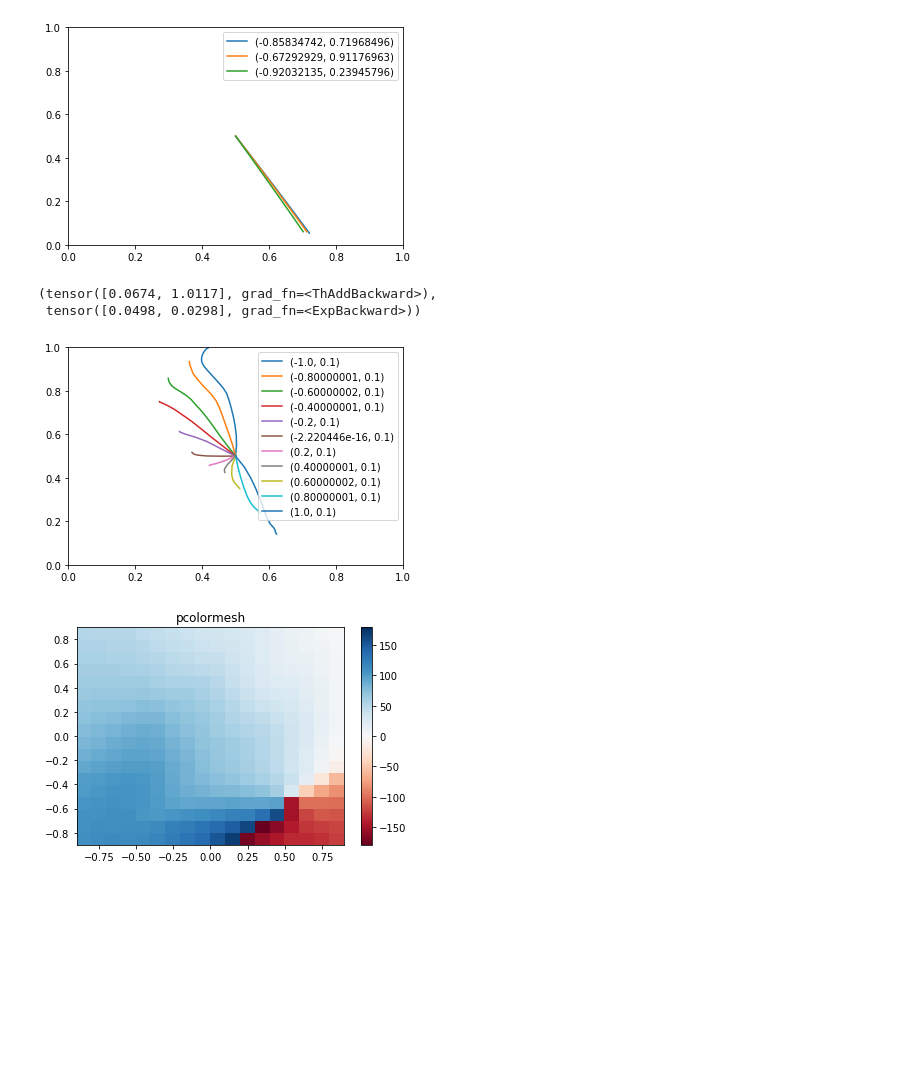
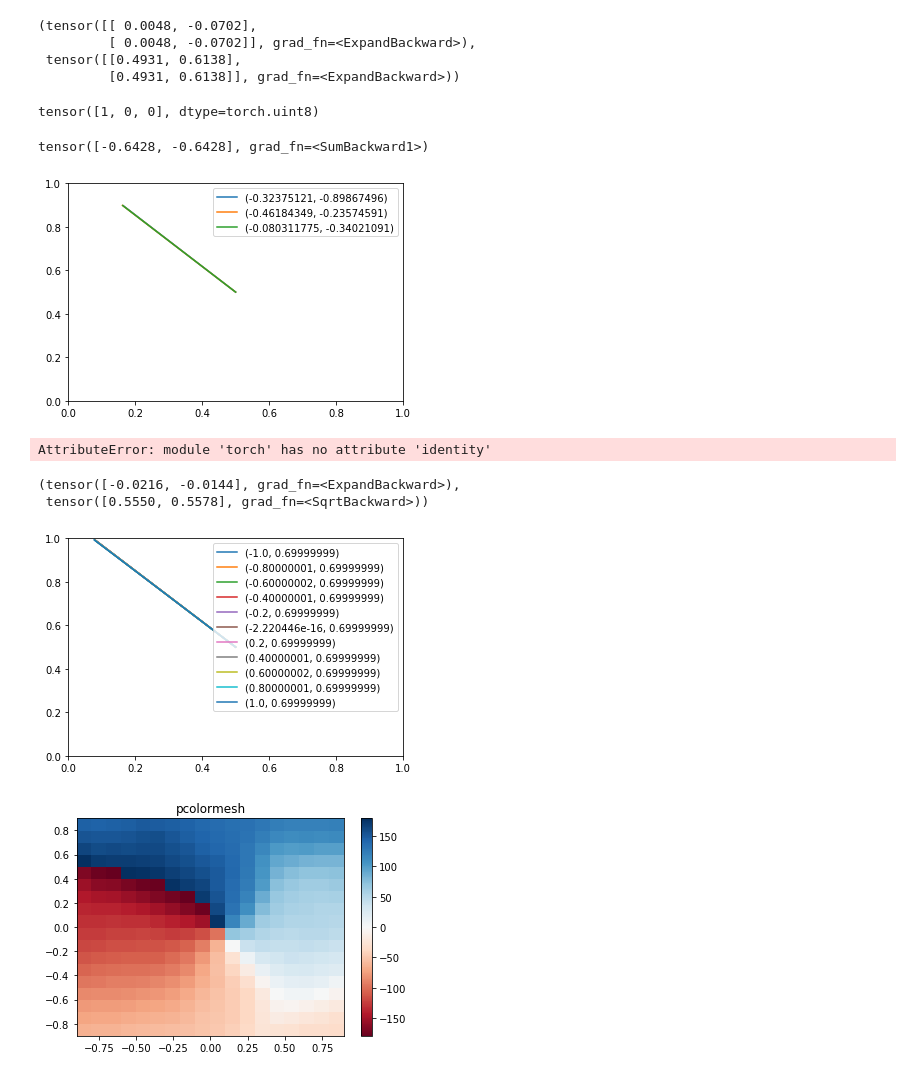
Before and after one commit to vincentlui/unsupervised-goal-conditioned-rl, a Jupyter notebook: Untitled.ipynb, the cells around one changed output. Saved outputs shown, nothing was run; the diff lists cells and outputs as text; code cells hidden in the pictures; blank space fills up the shorter version.

```diff
--- a/Untitled.ipynb
+++ b/Untitled.ipynb
@@ -22,3 +22,0 @@ WARN: gym.spaces.Box autodetected dtype as <class 'numpy.float32'>. Please provi
-# %%
-policy.stochastic_policy.skill = torch.Tensor([0.1,0.3])
-policy.get_action(torch.Tensor([0.5,0.5]))
@@ -31,0 +23,2 @@ env.step(np.array([-0.8309,0.8893]))
+# %%
+env = env2
@@ -32,8 +41,29 @@ env.step(np.array([-0.8309,0.8893]))
+# %%
+o = env.reset()
+endstate = [0,0]
+df_input = torch.Tensor([np.concatenate([o, endstate]), np.concatenate([o, endstate])])
+dist = df(df_input)
+base_dist = dist.base_dist
+base_dist.loc, base_dist.scale
+# %% [output]
+(tensor([[ 0.0048, -0.0702],
+         [ 0.0048, -0.0702]], grad_fn=<ExpandBackward>),
+ tensor([[0.4931, 0.6138],
+         [0.4931, 0.6138]], grad_fn=<ExpandBackward>))
+# %%
+x = torch.Tensor([1,0,-1])
+x>0
+# %% [output]
+tensor([1, 0, 0], dtype=torch.uint8)
+# %%
+dist.log_prob(torch.Tensor([0.0048, -0.0702]))
+# %% [output]
+tensor([-0.6428, -0.6428], grad_fn=<SumBackward1>)
 # %%
 figure = plt.figure()
 for _ in range(3):
     skill = policy.stochastic_policy.skill_space.sample()
-    path = rollout(env, policy, skill, max_path_length=20)
+    path = rollout(env, policy, skill, max_path_length=10)
     obs = path['observations']
     plt.plot(obs[:,0], obs[:,1], label=tuple(skill.numpy()))
 
@@ -43,45 +73,49 @@ plt.legend()
 
 plt.show()
 # %% [output]
-[figure, old version]
+[figure, new version]
 # %%
 df = data['trainer/df']
+torch.identity
+# %% [output]
+AttributeError: module 'torch' has no attribute 'identity'
 # %%
-df(torch.Tensor([0.5,0.5,0.9,0.63]))
+dist = df(torch.Tensor([0.5,0.5,-1,1]))
+dist.mean, dist.stddev
 # %% [output]
-(tensor([0.0674, 1.0117], grad_fn=<ThAddBackward>),
- tensor([0.0498, 0.0298], grad_fn=<ExpBackward>))
+(tensor([-0.0216, -0.0144], grad_fn=<ExpandBackward>),
+ tensor([0.5550, 0.5578], grad_fn=<SqrtBackward>))
 # %%
 # skills = [
 #     torch.Tensor([0,-1.]),
 #     torch.Tensor([0,-0.8]),
 #     torch.Tensor([0,-0.6]),
 #     torch.Tensor([0,-0.4]),
 #     torch.Tensor([0,-0.2]),
 #     torch.Tensor([0, 0]),
 #     torch.Tensor([0,0.2]),
 #     torch.Tensor([0,0.4]),
 #     torch.Tensor([0,0.6]),
 #     torch.Tensor([0,0.8]),
 #     torch.Tensor([0,0.9]),
 #     torch.Tensor([0,1.])
 # ]
-skills = torch.Tensor(np.vstack([np.arange(-1,1.1,0.2),0.1*np.ones(11)])).transpose(1,0)
-# skills = torch.Tensor(np.vstack([1*np.ones(10),np.arange(-0.9,0.91,0.2)])).transpose(1,0)
+skills = torch.Tensor(np.vstack([np.arange(-1,1.1,0.2),0.7*np.ones(11)])).transpose(1,0)
+# skills = torch.Tensor(np.vstack([-1*np.ones(10),np.arange(-0.9,0.91,0.2)])).transpose(1,0)
 figure = plt.figure()
 for skill in skills:
 #     skill = policy.stochastic_policy.skill_space.sample()
-    path = rollout(env, policy, skill, max_path_length=40)
+    path = rollout(env, policy, skill, max_path_length=20)
     obs = path['observations']
     plt.plot(obs[:,0], obs[:,1], label=tuple(skill.numpy()))
 
 plt.xlim([0,1])
 plt.ylim([0,1])
 plt.legend()
 
 plt.show()
 # %% [output]
-[figure, old version]
+[figure, new version]
 # %%
 skill_range = np.arange(-0.9, 0.91, 0.1)
 heatmap = np.empty([len(skill_range), len(skill_range)])
@@ -116,7 +150,7 @@ fig.colorbar(c, ax=ax)
 
 plt.show()
 # %% [output]
-[figure, old version]
+[figure, new version]
 # %%
 skill_range = np.arange(-0.9, 0.91, 0.1)
 heatmap = np.empty([len(skill_range), len(skill_range)])
```
Also changed, not shown: parts of 12 cells of this notebook, 17 other files.
